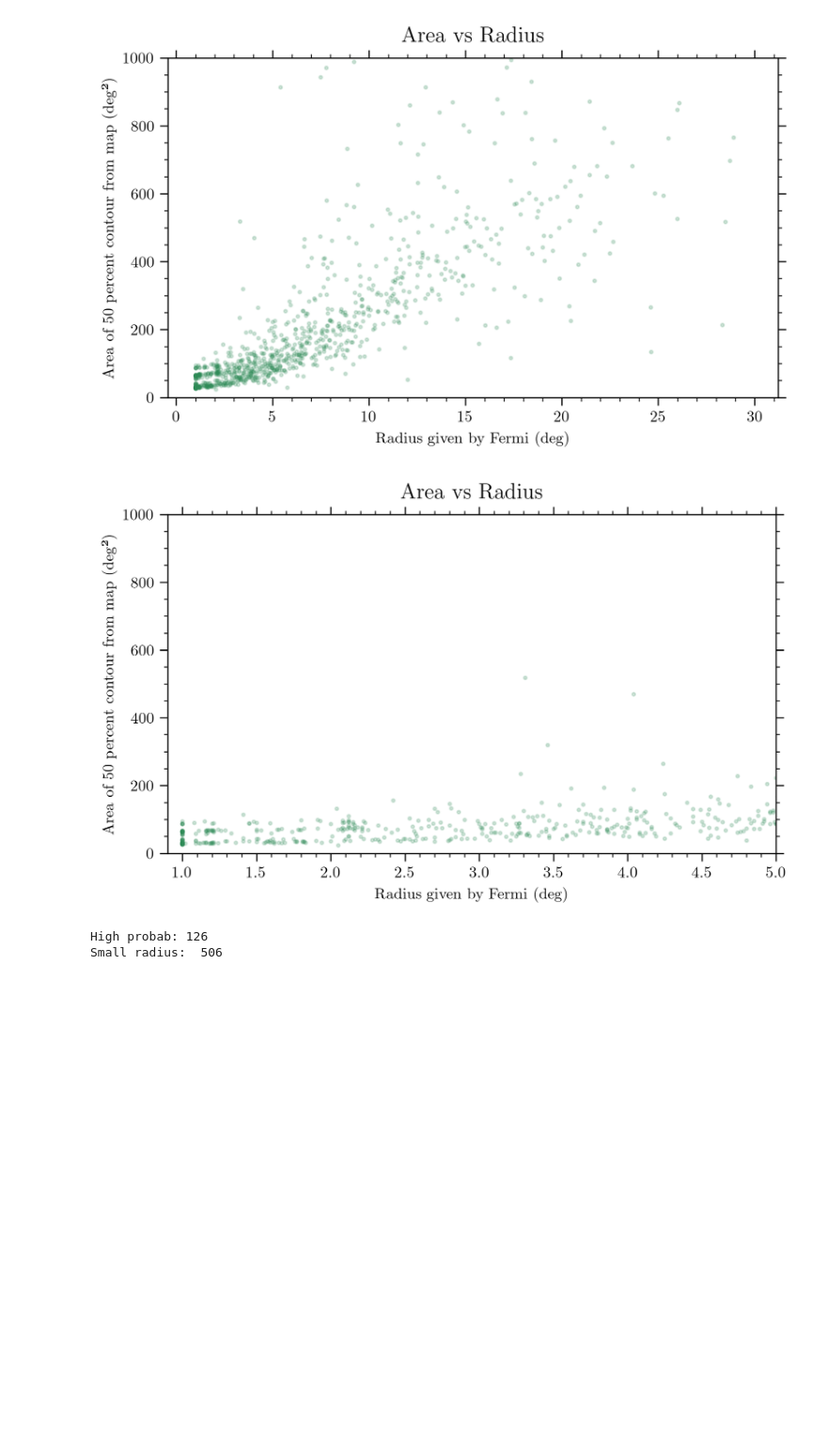
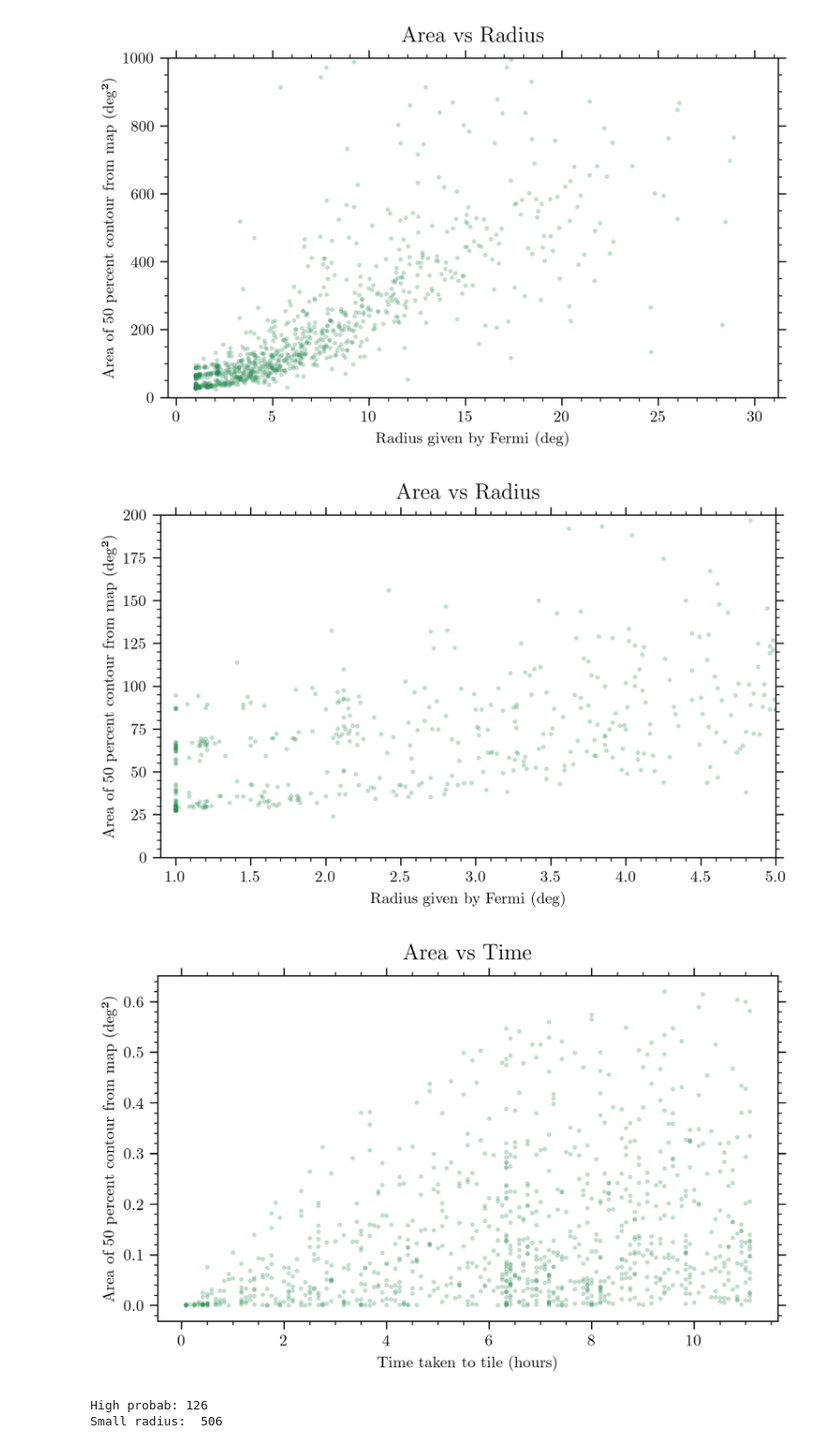
Before and after one commit to ravioli1369/fermi_grbs, a Jupyter notebook: stats.ipynb, the cells around one changed output. Shown at 94% size. Saved outputs shown, nothing was run; the diff lists cells and outputs as text; code cells hidden in the pictures; blank space fills up the shorter version.

```diff
--- a/stats.ipynb
+++ b/stats.ipynb
@@ -156,11 +160,22 @@ plt.scatter(radius, area, s=4, color='seagreen', alpha=0.2)
 plt.xlabel("Radius given by Fermi (deg)")
 plt.ylabel("Area of 50 percent contour from map (deg²)")
 plt.title("Area vs Radius", fontsize=14, pad=10)
-plt.ylim(0,1000)
+plt.ylim(0,200)
 plt.xlim(0.9,5)
 plt.show()
 # %% [output]
-[figure, old version]
+[figure, new version]
+# %%
+plt.figure(figsize=(7,4), dpi=300)
+plt.scatter(times/60, probs, s=4, color='seagreen', alpha=0.2)
+plt.xlabel("Time taken to tile (hours)")
+plt.ylabel("Area of 50 percent contour from map (deg²)")
+plt.title("Area vs Time", fontsize=14, pad=10)
+# plt.ylim(0,200)
+# plt.xlim(0.9,5)
+plt.show()
+# %% [output]
+[figure, added]
 # %%
 print("High probab:", np.sum(probs > 0.3))
 print("Small radius: ", np.sum(radius < 6))
```
Also changed, not shown: parts of 6 cells of this notebook.
